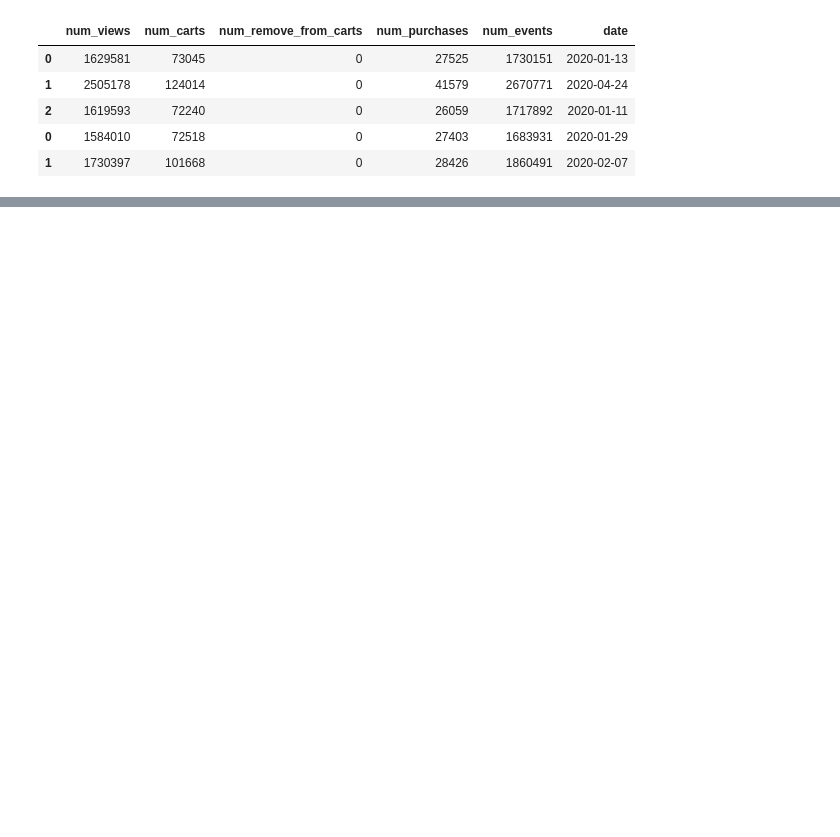
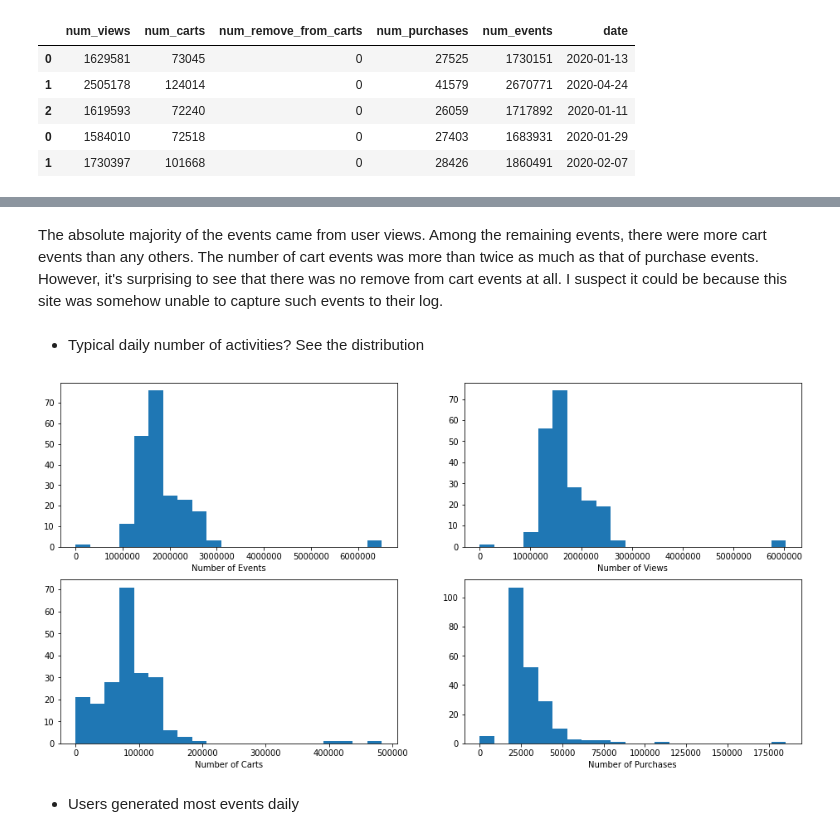
Before and after one commit to SamFangshan/Spark-eCommerce-Behavior-Data-Analysis, a Jupyter notebook: notebook/result_analysis.ipynb, the cells around one changed output, grey strips where cells are left out. Saved outputs shown, nothing was run; the diff lists cells and outputs as text; code cells hidden in the pictures; blank space fills up the shorter version.

```diff
--- a/notebook/result_analysis.ipynb
+++ b/notebook/result_analysis.ipynb
@@ -40,0 +88,30 @@ plt.show()
+# %% [markdown]
+The absolute majority of the events came from user views. Among the remaining events, there were more cart events than any others. The number of cart events was more than twice as much as that of purchase events. However, it's surprising to see that there was no remove from cart events at all. I suspect it could be because this site was somehow unable to capture such events to their log.
+# %% [markdown]
+* Typical daily number of activities? See the distribution
+# %%
+f, axes = plt.subplots(2, 2, figsize=(16, 8))
+
+intervals, counts = HistogramDataPointReader('../output/exploreTotalEvents/totalEventsHist.txt').read()
+axes[0,0].hist((intervals[1:] + intervals[:-1]) / 2, bins=len(counts), weights=counts, range=(min(intervals), max(intervals)))
+axes[0,0].set_xlabel('Number of Events')
+axes[0,0].ticklabel_format(style='plain')
+
+intervals, counts = HistogramDataPointReader('../output/exploreTotalEvents/totalViewsHist.txt').read()
+axes[0,1].hist((intervals[1:] + intervals[:-1]) / 2, bins=len(counts), weights=counts, range=(min(intervals), max(intervals)))
+axes[0,1].set_xlabel('Number of Views')
+axes[0,1].ticklabel_format(style='plain')
+
+intervals, counts = HistogramDataPointReader('../output/exploreTotalEvents/totalCartsHist.txt').read()
+axes[1,0].hist((intervals[1:] + intervals[:-1]) / 2, bins=len(counts), weights=counts, range=(min(intervals), max(intervals)))
+axes[1,0].set_xlabel('Number of Carts')
+
+intervals, counts = HistogramDataPointReader('../output/exploreTotalEvents/totalPurchasesHist.txt').read()
+axes[1,1].hist((intervals[1:] + intervals[:-1]) / 2, bins=len(counts), weights=counts, range=(min(intervals), max(intervals)))
+axes[1,1].set_xlabel('Number of Purchases')
+
+plt.show()
+# %% [output]
+[figure, added]
+# %% [markdown]
+* Users generated most events daily
```
Also changed, not shown: parts of 38 cells of this notebook, 1 other file.
